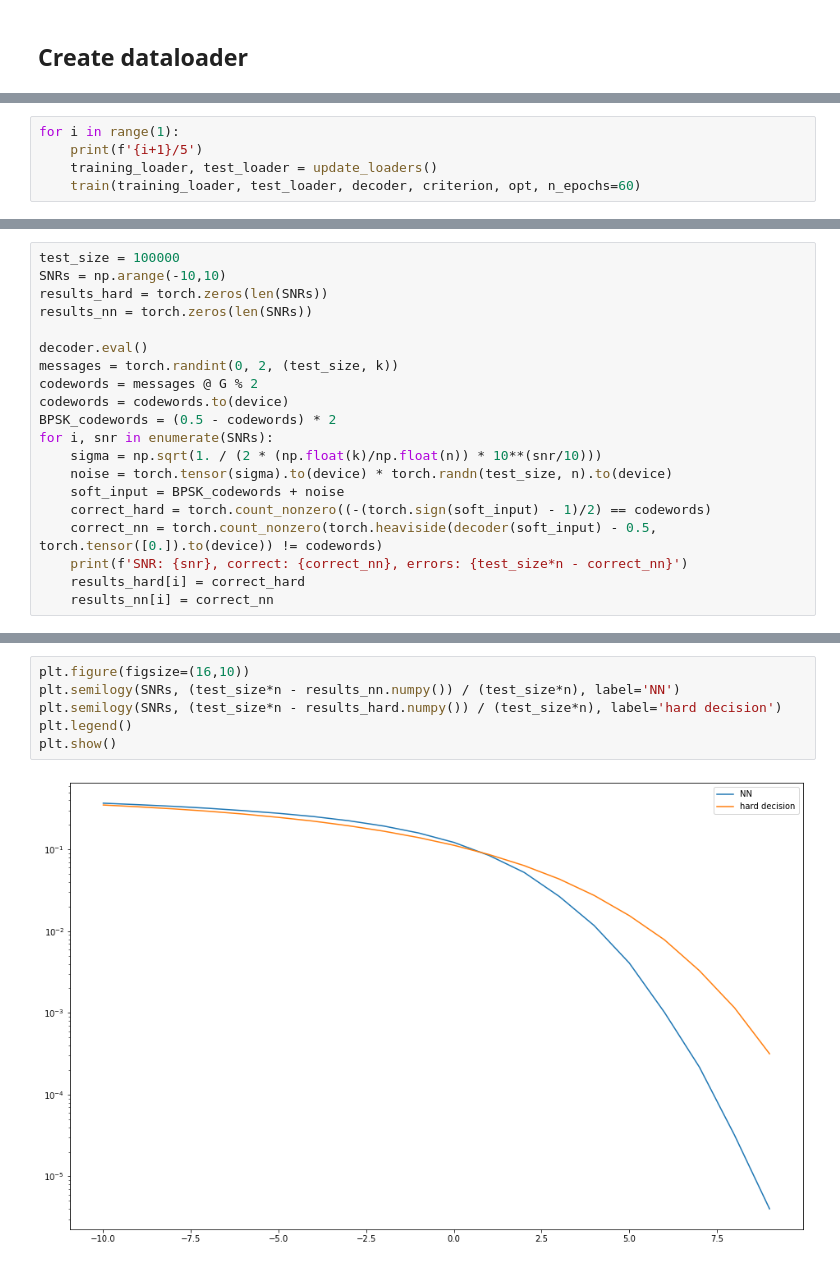
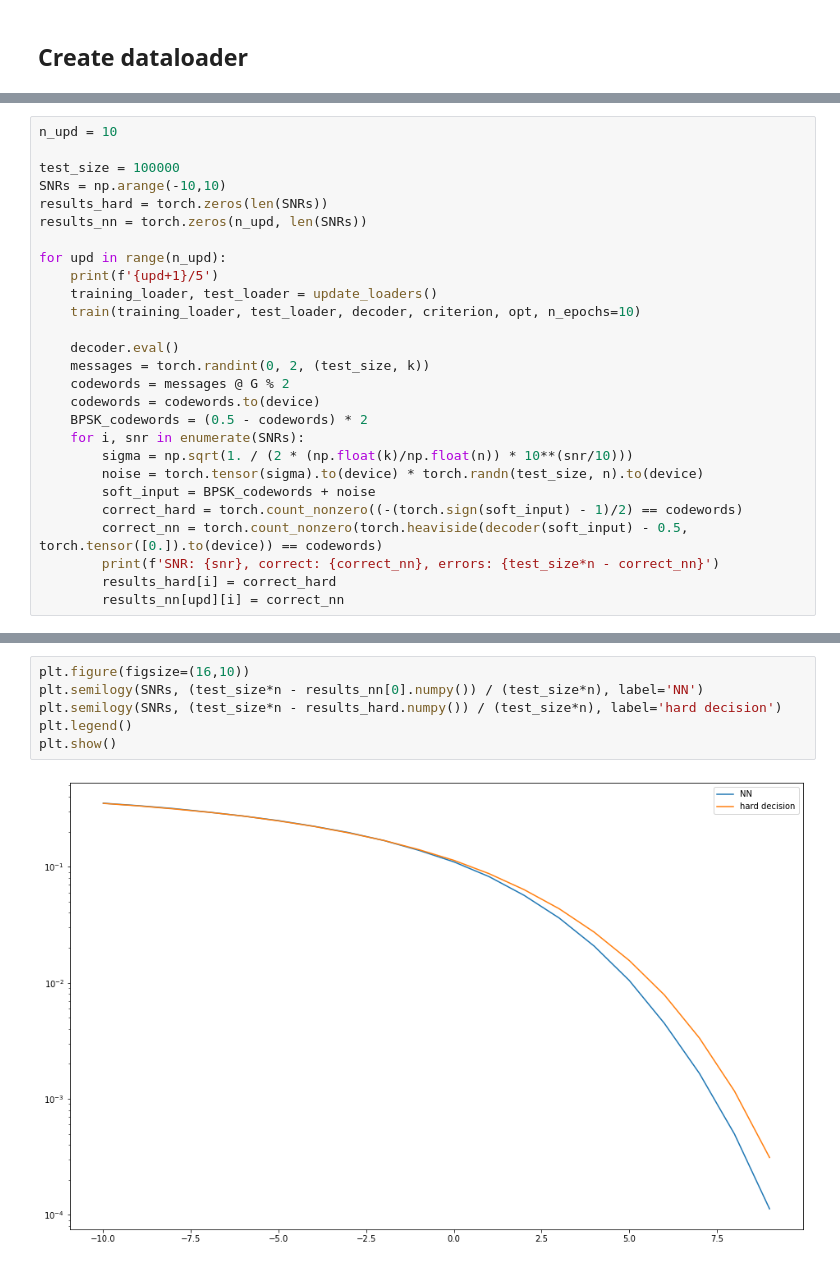
Before and after one commit to dartemasov/Tanner-based-NN-decoding, a Jupyter notebook: general-min-sum.ipynb, the cells around one changed output, grey strips where cells are left out. Saved outputs shown, nothing was run; the diff lists cells and outputs as text.

```diff
--- a/general-min-sum.ipynb
+++ b/general-min-sum.ipynb
@@ -232,6 +236 @@ decoder = Decoder(num_iterations=50).to(device)
 # criterion = torch.nn.MSELoss()
-# %%
-for i in range(1):
-    print(f'{i+1}/5')
-    training_loader, test_loader = update_loaders()
-    train(training_loader, test_loader, decoder, criterion, opt, n_epochs=60)
@@ -241,21 +237,28 @@ NameError: name 'criterion' is not defined
 # %%
+n_upd = 10
+
 test_size = 100000
 SNRs = np.arange(-10,10)
 results_hard = torch.zeros(len(SNRs))
-results_nn = torch.zeros(len(SNRs))
+results_nn = torch.zeros(n_upd, len(SNRs))
 
-decoder.eval()
-messages = torch.randint(0, 2, (test_size, k))
-codewords = messages @ G % 2
-codewords = codewords.to(device)
-BPSK_codewords = (0.5 - codewords) * 2
-for i, snr in enumerate(SNRs):
-    sigma = np.sqrt(1. / (2 * (np.float(k)/np.float(n)) * 10**(snr/10)))
-    noise = torch.tensor(sigma).to(device) * torch.randn(test_size, n).to(device)
-    soft_input = BPSK_codewords + noise
-    correct_hard = torch.count_nonzero((-(torch.sign(soft_input) - 1)/2) == codewords)
-    correct_nn = torch.count_nonzero(torch.heaviside(decoder(soft_input) - 0.5, torch.tensor([0.]).to(device)) != codewords)
-    print(f'SNR: {snr}, correct: {correct_nn}, errors: {test_size*n - correct_nn}')
-    results_hard[i] = correct_hard
-    results_nn[i] = correct_nn
+for upd in range(n_upd):
+    print(f'{upd+1}/5')
+    training_loader, test_loader = update_loaders()
+    train(training_loader, test_loader, decoder, criterion, opt, n_epochs=10)
+
+    decoder.eval()
+    messages = torch.randint(0, 2, (test_size, k))
+    codewords = messages @ G % 2
+    codewords = codewords.to(device)
+    BPSK_codewords = (0.5 - codewords) * 2
+    for i, snr in enumerate(SNRs):
+        sigma = np.sqrt(1. / (2 * (np.float(k)/np.float(n)) * 10**(snr/10)))
+        noise = torch.tensor(sigma).to(device) * torch.randn(test_size, n).to(device)
+        soft_input = BPSK_codewords + noise
+        correct_hard = torch.count_nonzero((-(torch.sign(soft_input) - 1)/2) == codewords)
+        correct_nn = torch.count_nonzero(torch.heaviside(decoder(soft_input) - 0.5, torch.tensor([0.]).to(device)) == codewords)
+        print(f'SNR: {snr}, correct: {correct_nn}, errors: {test_size*n - correct_nn}')
+        results_hard[i] = correct_hard
+        results_nn[upd][i] = correct_nn
 # %% [output]
@@ -282,10 +267,10 @@ SNR: 9, correct: 1499994, errors: 6
 # %%
 plt.figure(figsize=(16,10))
-plt.semilogy(SNRs, (test_size*n - results_nn.numpy()) / (test_size*n), label='NN')
+plt.semilogy(SNRs, (test_size*n - results_nn[0].numpy()) / (test_size*n), label='NN')
 plt.semilogy(SNRs, (test_size*n - results_hard.numpy()) / (test_size*n), label='hard decision')
 plt.legend()
 plt.show()
 # %% [output]
-[figure, old version]
+[figure, new version]
 # %%
 decoder(soft_input)[0] - 0.5
```
Also changed, not shown: parts of 12 cells of this notebook.
